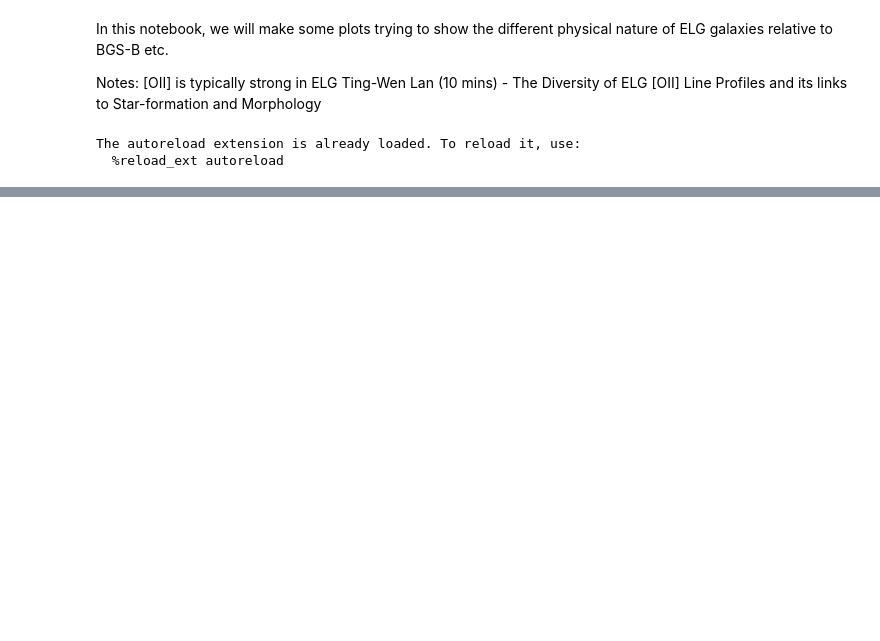
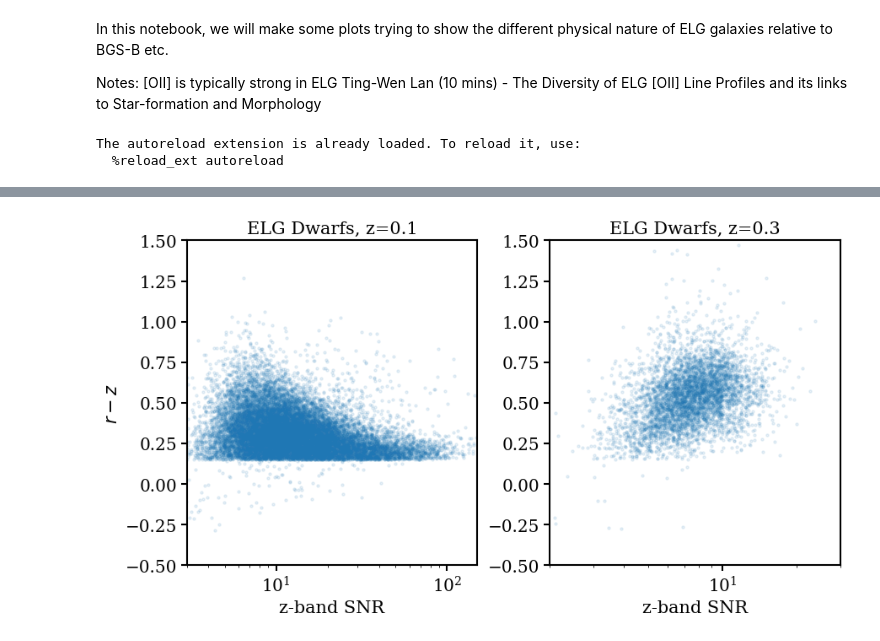
Before and after one commit to virajvman/desi_dwarfs, a Jupyter notebook: notebooks/catalog_paper/elg_property_explore.ipynb, the cells around one changed output, grey strips where cells are left out. Cells and saved outputs as stored; diff of their text form; code cells hidden in the pictures; blank space fills up the shorter version.

```diff
--- a/notebooks/catalog_paper/elg_property_explore.ipynb
+++ b/notebooks/catalog_paper/elg_property_explore.ipynb
@@ -427,0 +226,33 @@ plt.show()
+# %%
+rz_lowz = elg_lowz["MAG_R"].data - elg_lowz["MAG_Z"].data
+snr_z_lowz = elg_lowz["FLUX_Z"].data * np.sqrt(elg_lowz["FLUX_IVAR_Z"].data)
+
+rz_hiz = elg_hiz["MAG_R"].data - elg_hiz["MAG_Z"].data
+snr_z_hiz = elg_hiz["FLUX_Z"].data * np.sqrt(elg_hiz["FLUX_IVAR_Z"].data)
+
+##plotting now
+
+fig,ax = plt.subplots(1,2,figsize = (10,5))
+plt.subplots_adjust(wspace=0.25)
+
+ax[0].set_title("ELG Dwarfs, z=0.1",fontsize = 15)
+ax[1].set_title("ELG Dwarfs, z=0.3",fontsize = 15)
+
+ax[0].set_xlabel("z-band SNR",fontsize = 15)
+ax[1].set_xlabel("z-band SNR",fontsize = 15)
+
+ax[0].set_ylabel(r"$r-z$",fontsize = 15)
+
+ax[0].scatter(snr_z_lowz,rz_lowz,s=5,alpha=0.1 )
+ax[1].scatter(snr_z_hiz,rz_hiz,s=5,alpha=0.1 )
+
+ax[0].set_xlim([3,150])
+ax[1].set_xlim([2,30])
+
+for axi in ax:
+    axi.set_xscale("log")
+    axi.set_ylim([-0.5,1.5])
+
+plt.show()
+# %% [output]
+[figure, added]
```
Also changed, not shown: parts of 75 cells of this notebook, 14 other files.
